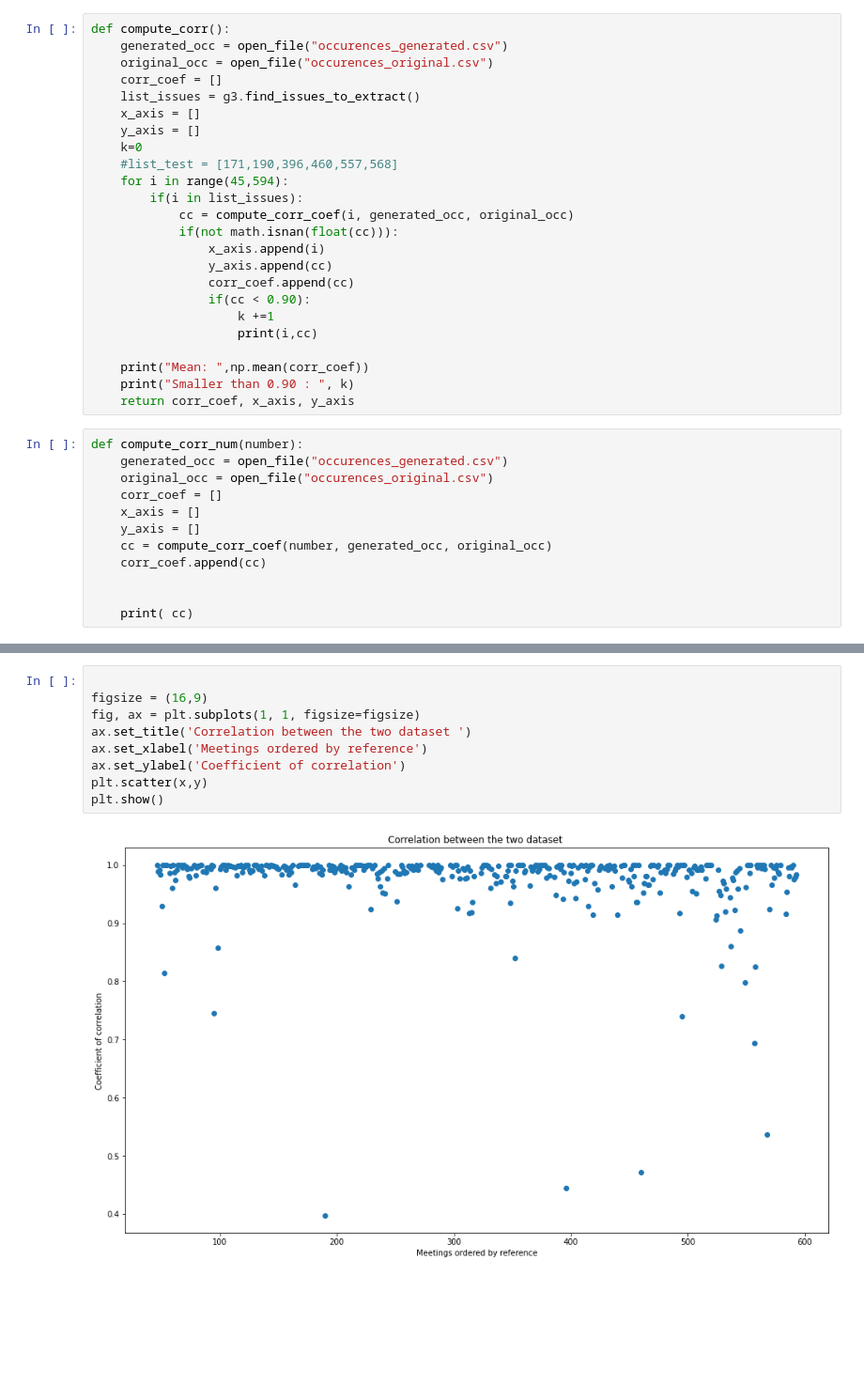
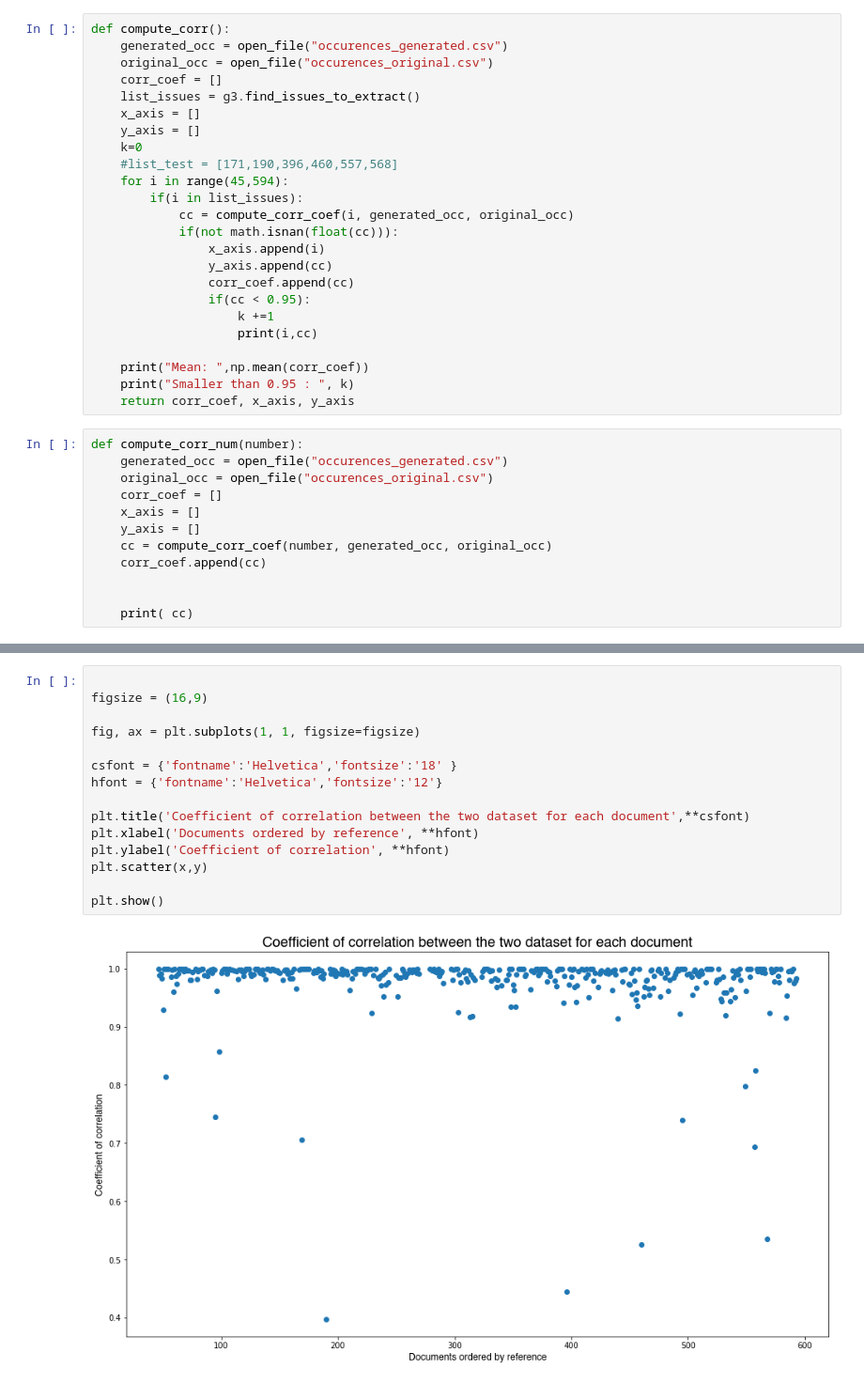
Before and after one commit to victorkristof/cop-mining-interactions, a Jupyter notebook: Code/h2_compute_corr_coef.ipynb, the cells around one changed output, grey strips where cells are left out. Shown: that part at 94% size. Saved outputs shown, nothing was run; the diff lists cells and outputs as text; blank space fills up the shorter version.

Commit message:
Update with graphs for Midterm Presentation.

```diff
--- a/Code/h2_compute_corr_coef.ipynb
+++ b/Code/h2_compute_corr_coef.ipynb
@@ -78,12 +88,12 @@ def compute_corr():
                 x_axis.append(i)
                 y_axis.append(cc)
                 corr_coef.append(cc)
-                if(cc < 0.90):
+                if(cc < 0.95):
                     k +=1
                     print(i,cc)
 
     print("Mean: ",np.mean(corr_coef))
-    print("Smaller than 0.90 : ", k)
+    print("Smaller than 0.95 : ", k)
     return corr_coef, x_axis, y_axis
 # %%
 def compute_corr_num(number):
@@ -120,11 +134,17 @@ Smaller than 0.90 :  15
 # %%
 
 figsize = (16,9)
+
 fig, ax = plt.subplots(1, 1, figsize=figsize)
-ax.set_title('Correlation between the two dataset ')
-ax.set_xlabel('Meetings ordered by reference')
-ax.set_ylabel('Coefficient of correlation')
+
+csfont = {'fontname':'Helvetica','fontsize':'18' }
+hfont = {'fontname':'Helvetica','fontsize':'12'}
+
+plt.title('Coefficient of correlation between the two dataset for each document',**csfont)
+plt.xlabel('Documents ordered by reference', **hfont)
+plt.ylabel('Coefficient of correlation', **hfont)
 plt.scatter(x,y)
+
 plt.show()
 # %% [output]
-[figure, old version]
+[figure, new version]
```
Also changed, not shown: parts of 6 cells of this notebook, 12 other files.
